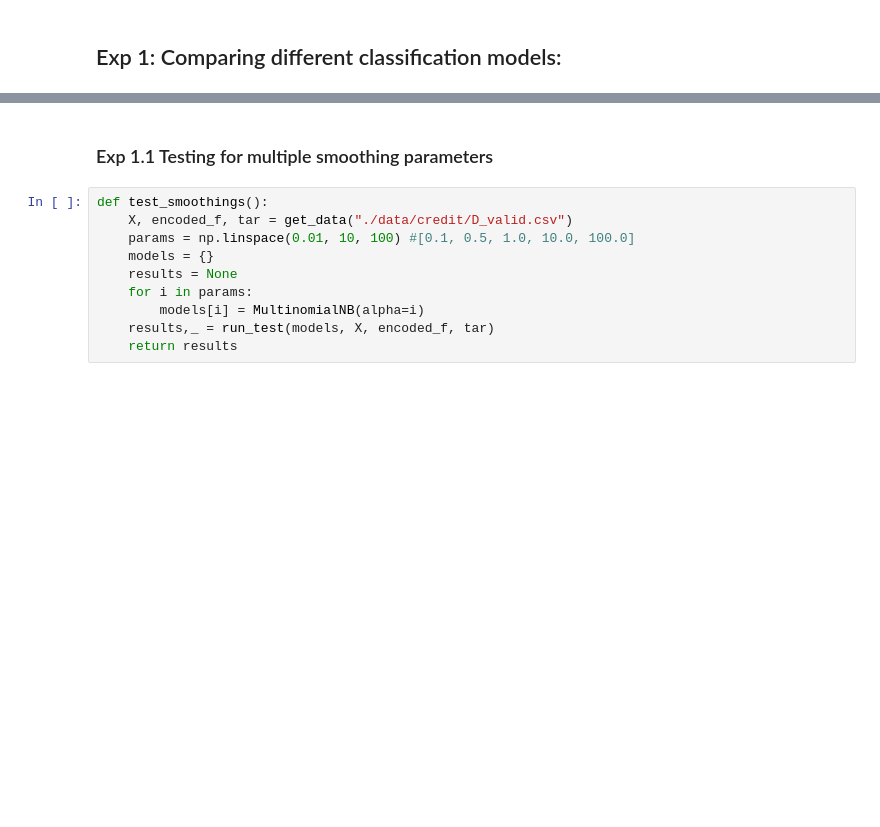
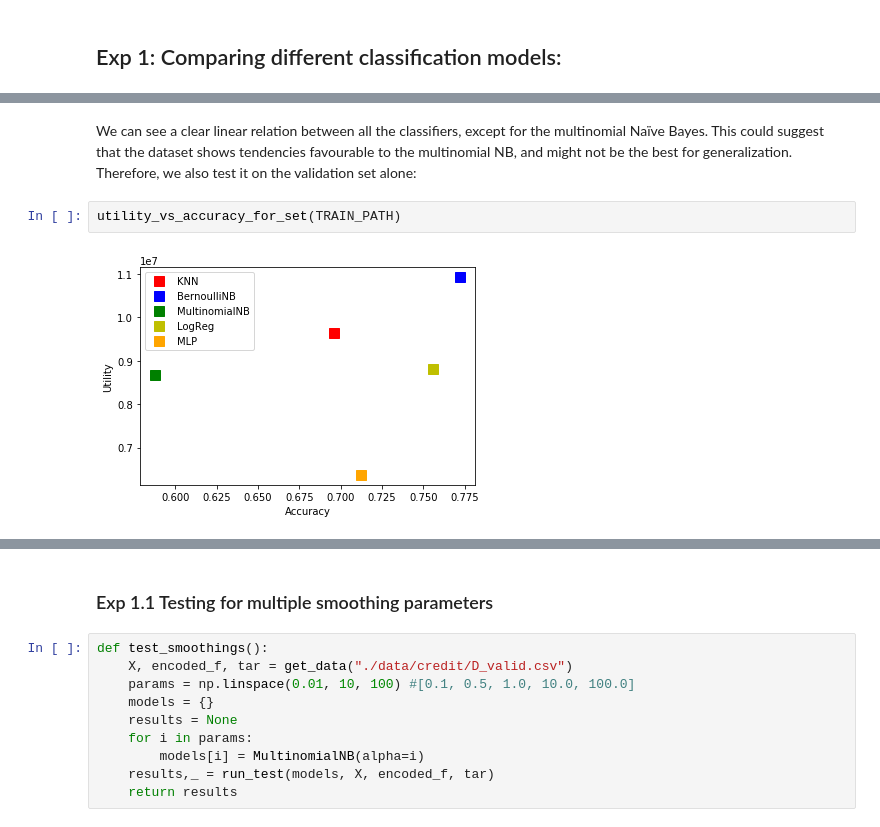
Before and after one commit to Adriyst/ml-society-science, a Jupyter notebook: report.ipynb, the cells around one changed output, grey strips where cells are left out. Saved outputs shown, nothing was run; the diff lists cells and outputs as text; blank space fills up the shorter version.

```diff
--- a/report.ipynb
+++ b/report.ipynb
@@ -213,0 +286,6 @@ run_tests_for_all_classifiers()
+# %% [markdown]
+We can see a clear linear relation between all the classifiers, except for the multinomial Naïve Bayes. This could suggest that the dataset shows tendencies favourable to the multinomial NB, and might not be the best for generalization. Therefore, we also test it on the validation set alone:
+# %%
+utility_vs_accuracy_for_set(TRAIN_PATH)
+# %% [output]
+[figure, added]
```
Also changed, not shown: parts of 31 cells of this notebook.
